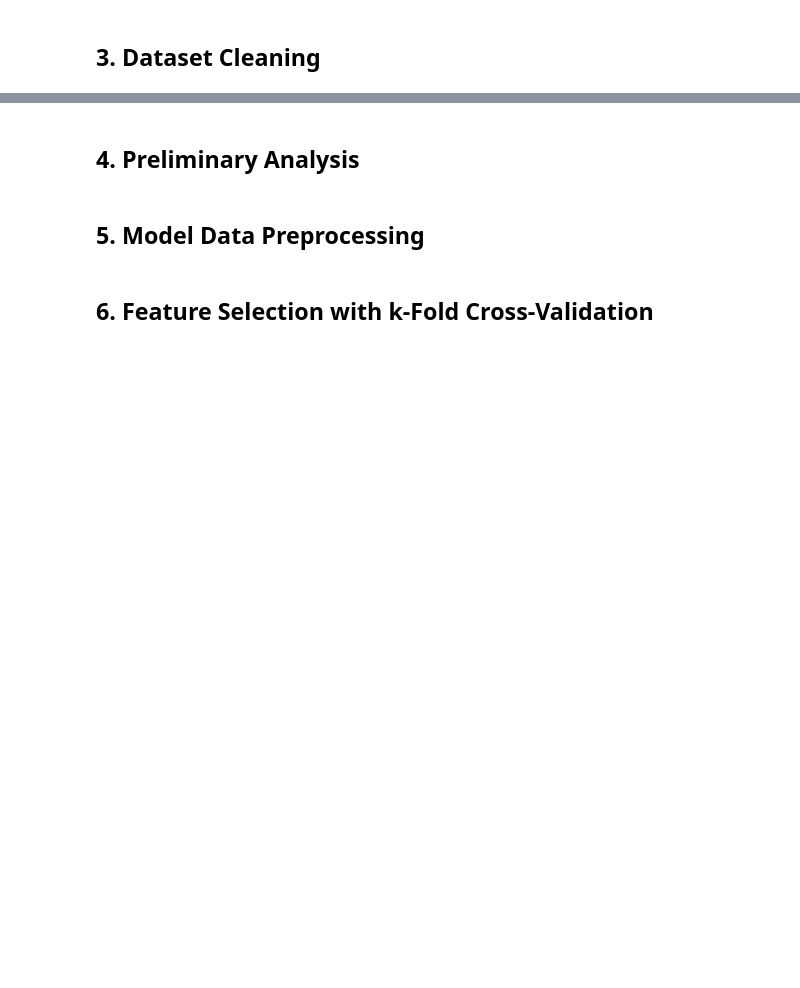
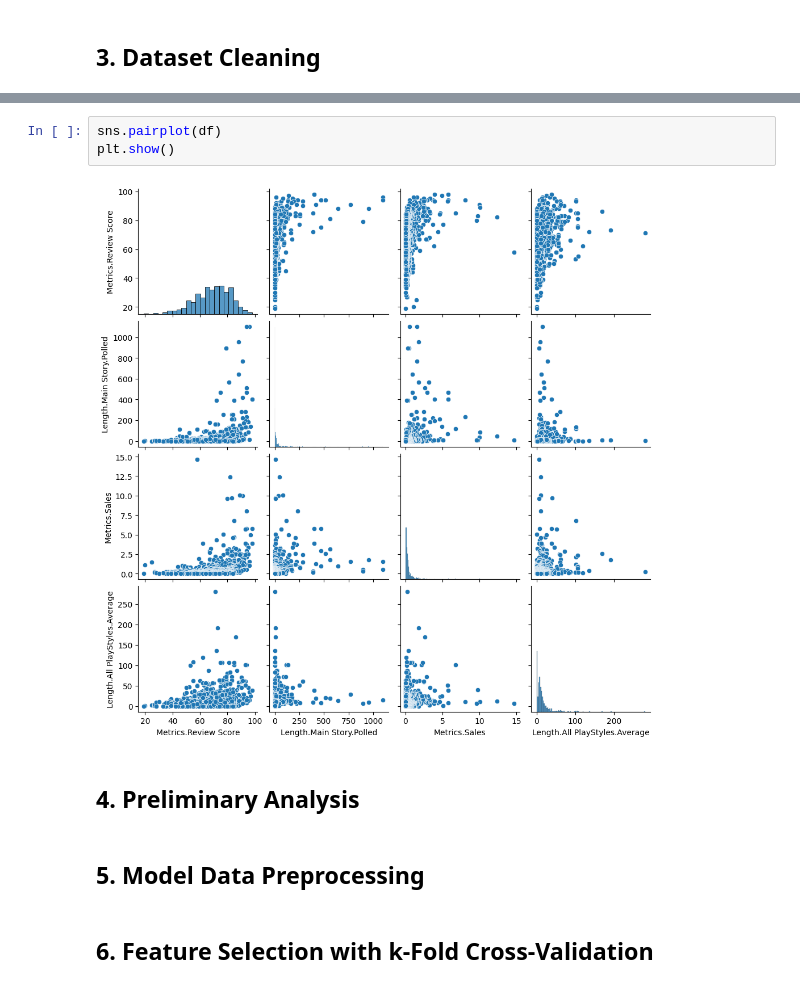
Before and after one commit to austinabraham23/stat207finalproject, a Jupyter notebook: Final_Project_AustinKaiwenLailaLinh.ipynb, the cells around one changed output, grey strips where cells are left out. Cells and saved outputs as stored; diff of their text form; blank space fills up the shorter version.

```diff
--- a/Final_Project_AustinKaiwenLailaLinh.ipynb
+++ b/Final_Project_AustinKaiwenLailaLinh.ipynb
@@ -55,3 +67,8 @@ Number of Rows Dropped: 0
+# %%
+sns.pairplot(df)
+plt.show()
+# %% [output]
+[figure, added]
 # %% [markdown]
 ## 4. Preliminary Analysis
 # %% [markdown]
```
Also changed, not shown: parts of 3 cells of this notebook.
